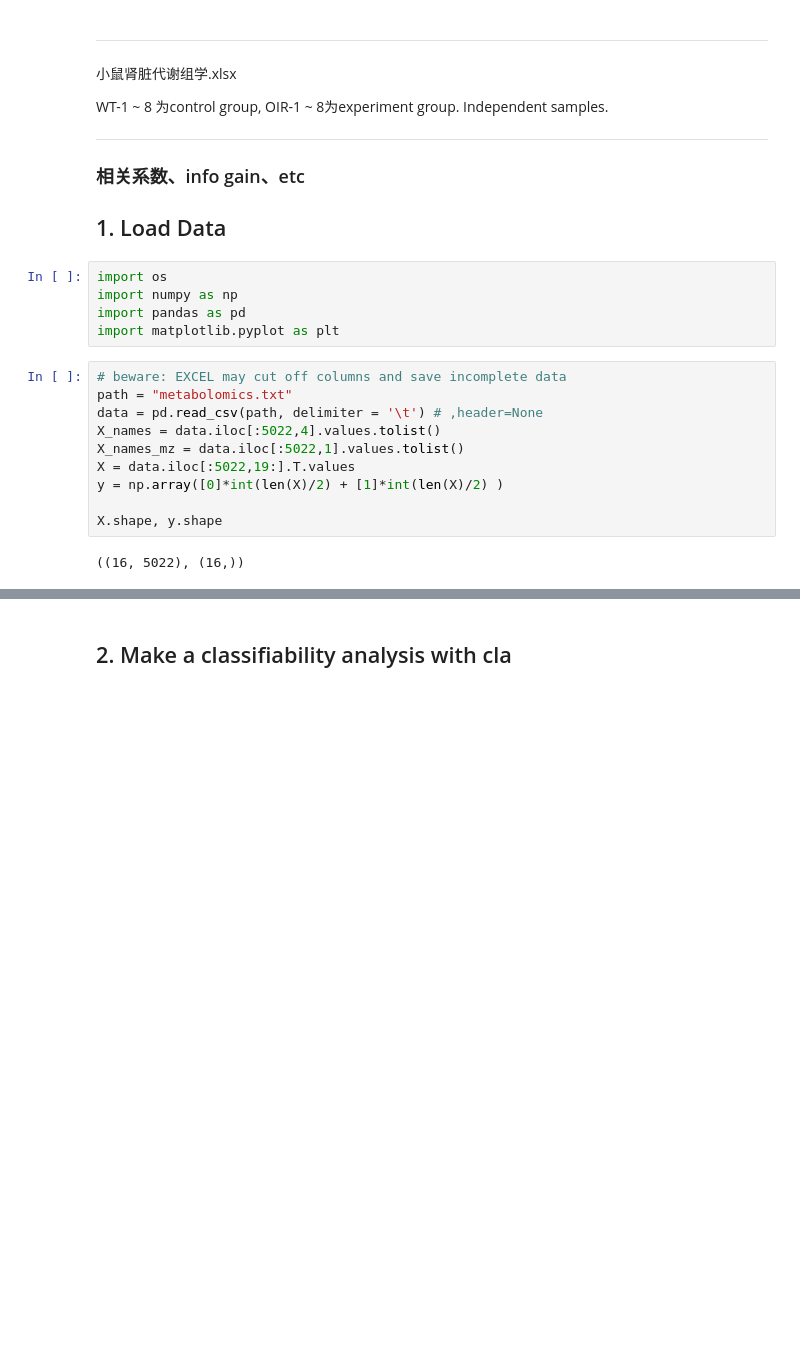
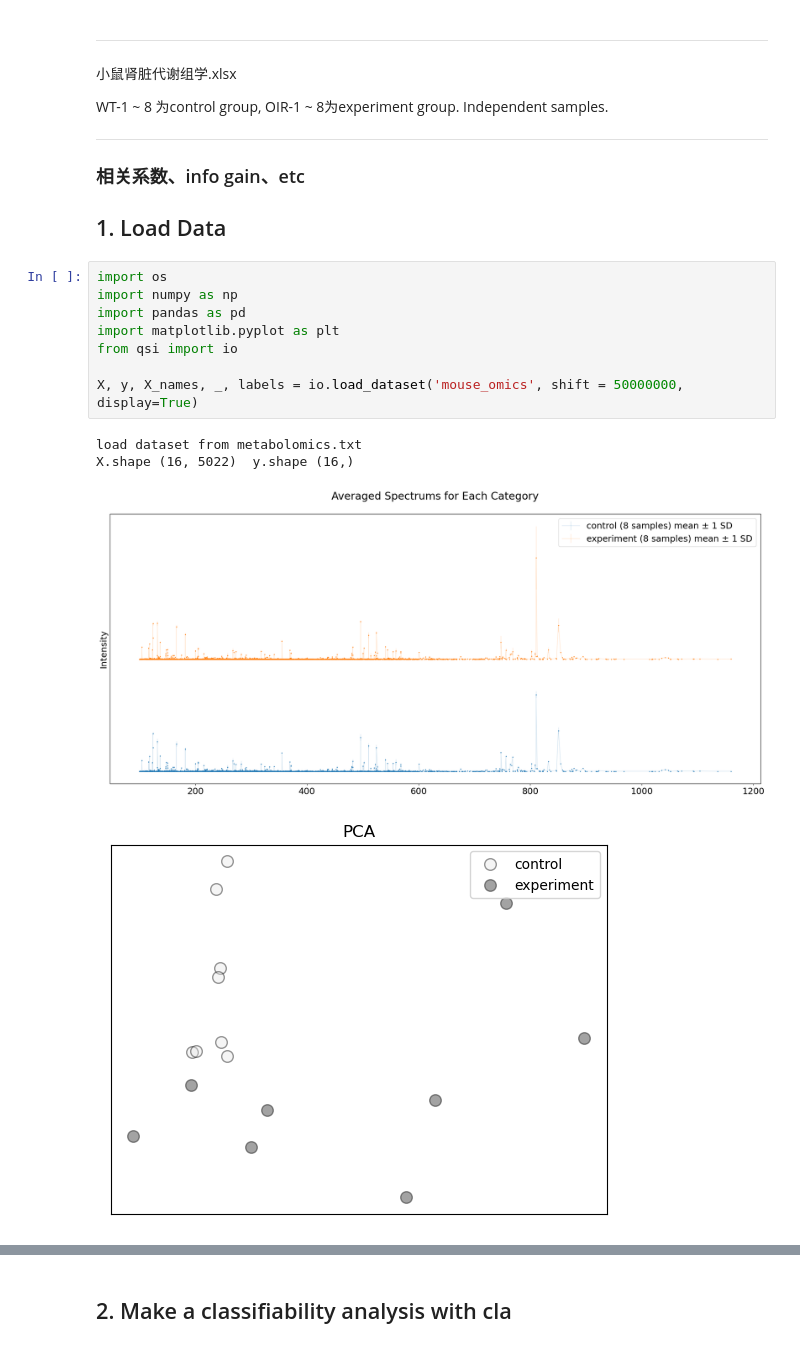
Before and after one commit to zhangys11/qsi-tk, a Jupyter notebook: notebook/qsi.fs - metabolomics.ipynb, the cells around one changed output, grey strips where cells are left out. Drawn from its saved outputs; the diff is of its cells as text; blank space fills up the shorter version.

Commit message:
0.3.9
1. Add dataset mouse_omics
2. revise nch_time_series_fs() for enose data analysis

```diff
--- a/notebook/qsi.fs - metabolomics.ipynb
+++ b/notebook/qsi.fs - metabolomics.ipynb
@@ -22,17 +22,13 @@ WT-1 ~ 8 为control group, OIR-1 ~ 8为experiment group. Independent samples.
 # %%
 import os
 import numpy as np
 import pandas as pd
 import matplotlib.pyplot as plt
+from qsi import io
+
+X, y, X_names, _, labels = io.load_dataset('mouse_omics', shift = 50000000, display=True)
+# %% [output]
+load dataset from metabolomics.txt
+X.shape (16, 5022)  y.shape (16,)
+[figure, added]
+[figure, added]
-# %%
-# beware: EXCEL may cut off columns and save incomplete data
-path = "metabolomics.txt"
-data = pd.read_csv(path, delimiter = '\t') # ,header=None
-X_names = data.iloc[:5022,4].values.tolist()
-X_names_mz = data.iloc[:5022,1].values.tolist()
-X = data.iloc[:5022,19:].T.values
-y = np.array([0]*int(len(X)/2) + [1]*int(len(X)/2) )
-
-X.shape, y.shape
-# %% [output]
-((16, 5022), (16,))
```
Also changed, not shown: parts of 3 cells of this notebook, 6 other files.
